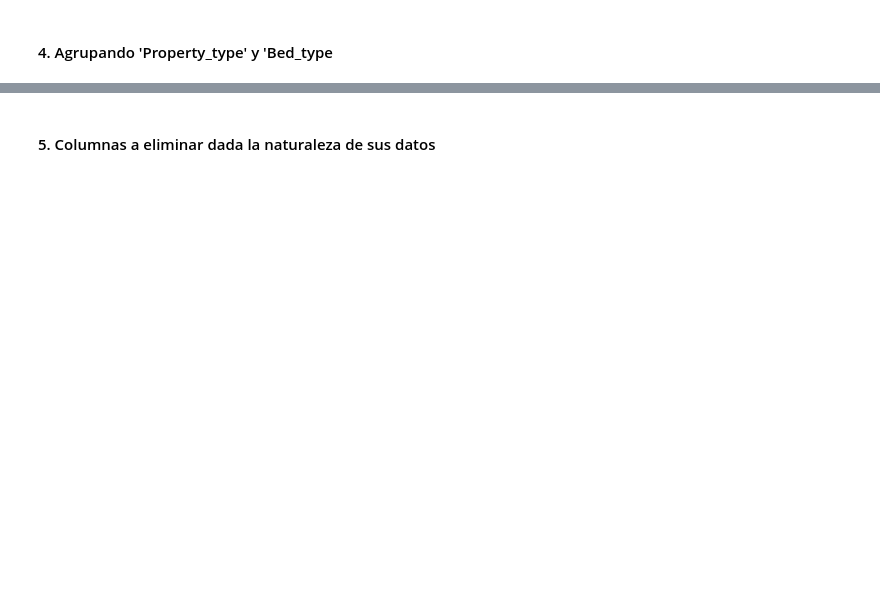
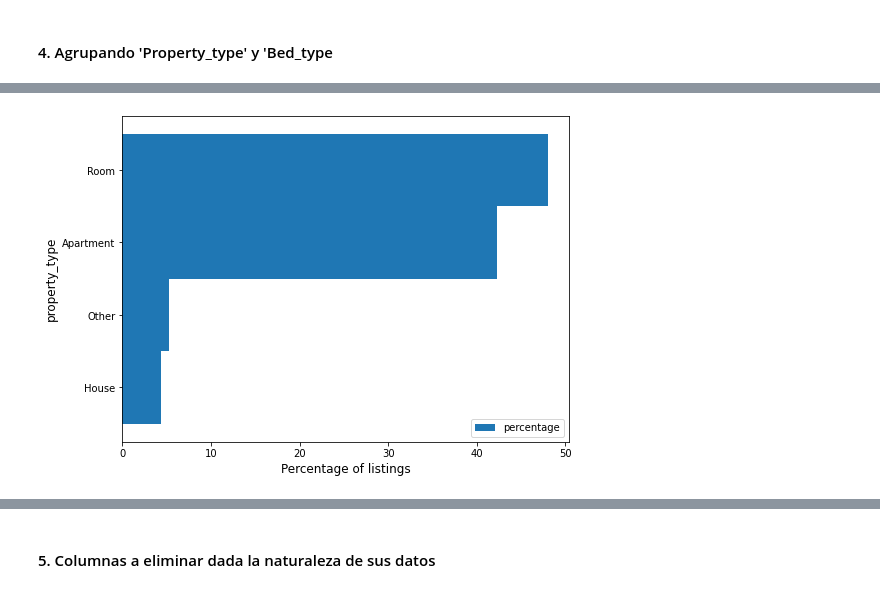
Before and after one commit to anmarphy/Airbnb-Deep-Learning-Pricing-Model, a Jupyter notebook: New York/Preprocesamiento.ipynb, the cells around one changed output, grey strips where cells are left out. Cells and saved outputs as stored; diff of their text form; code cells hidden in the pictures; blank space fills up the shorter version.

```diff
--- a/New York/Preprocesamiento.ipynb
+++ b/New York/Preprocesamiento.ipynb
@@ -128,0 +163,5 @@ listings.loc[listings.property_type.str.contains('Casa'), 'property_type']='Hous
+# %%
+pivot0=listings.pivot_table(index='property_type', values='id', aggfunc='count').sort_values(by='id', ascending=True)
+pivot0['percentage']= np.round(100* (pivot0['id']/pivot0['id'].sum()),1)
+pivot0=pivot0.reset_index()
+pivot0
@@ -129 +174,10 @@ listings.loc[listings.property_type.str.contains('Casa'), 'property_type']='Hous
+# %%
+feq = pivot0[['property_type', 'percentage']].sort_values('percentage')
+feq=feq.set_index('property_type')
+feq.plot.barh(figsize=(8,6),  width= 1)
+plt.xlabel('Percentage of listings', fontsize = 12)
+plt.ylabel('property_type', fontsize = 12)
+plt.show()
+# %% [output]
+[figure, added]
 # %%
```
Also changed, not shown: parts of 46 cells of this notebook.
